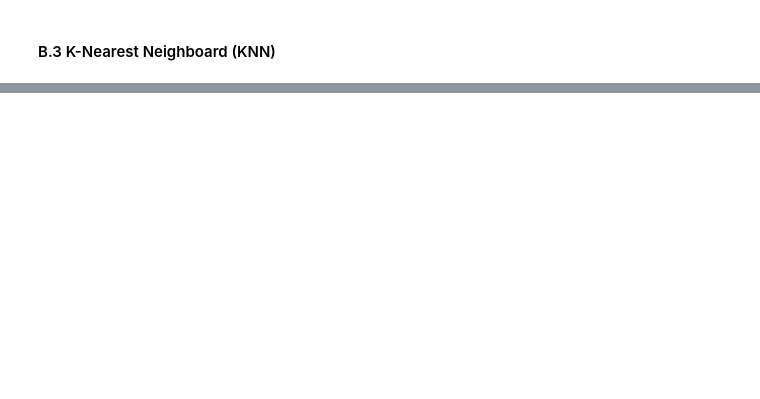
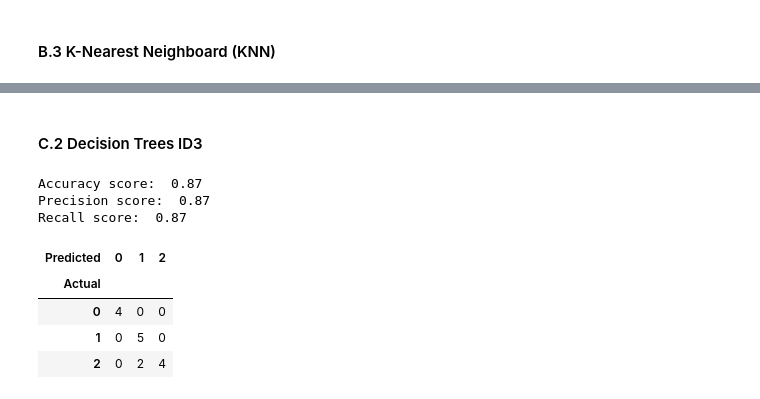
Before and after one commit to dionsaputra/Scikit-Exploration, a Jupyter notebook: Scikit Exploration.ipynb, the cells around one changed output, grey strips where cells are left out. Cells and saved outputs as stored; diff of their text form; code cells hidden in the pictures; blank space fills up the shorter version.

```diff
--- a/Scikit Exploration.ipynb
+++ b/Scikit Exploration.ipynb
@@ -165,0 +194,18 @@ KNN merupakan teknik yang digunakan untuk mengklasifikasikan instance baru denga
+# %% [markdown]
+#### C.2 Decision Trees ID3
+# %%
+# decision trees id3 model for iris data
+dt_st_model = tree.DecisionTreeClassifier(criterion="entropy").fit(X_train,y_train)
+y_predict = dt_st_model.predict(X_test)
+
+show_performance(y_test,y_predict)
+conf_matrix(y_test,y_predict)
+# %% [output]
+Accuracy score:  0.87
+Precision score:  0.87
+Recall score:  0.87
+| Predicted | 0 | 1 | 2 |
+| Actual |  |  |  |
+| 0 | 4 | 0 | 0 |
+| 1 | 0 | 5 | 0 |
+| 2 | 0 | 2 | 4 |
```
Also changed, not shown: parts of 26 cells of this notebook, 3 other files.
